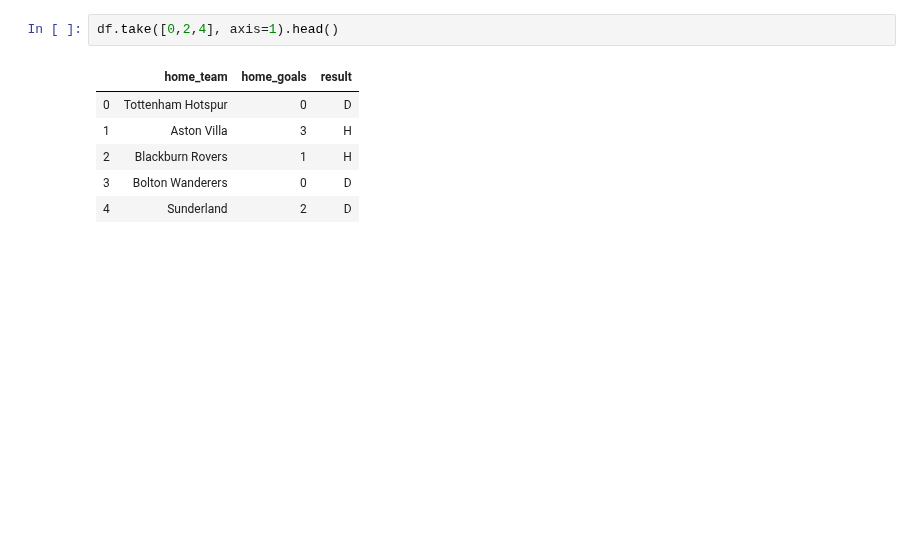
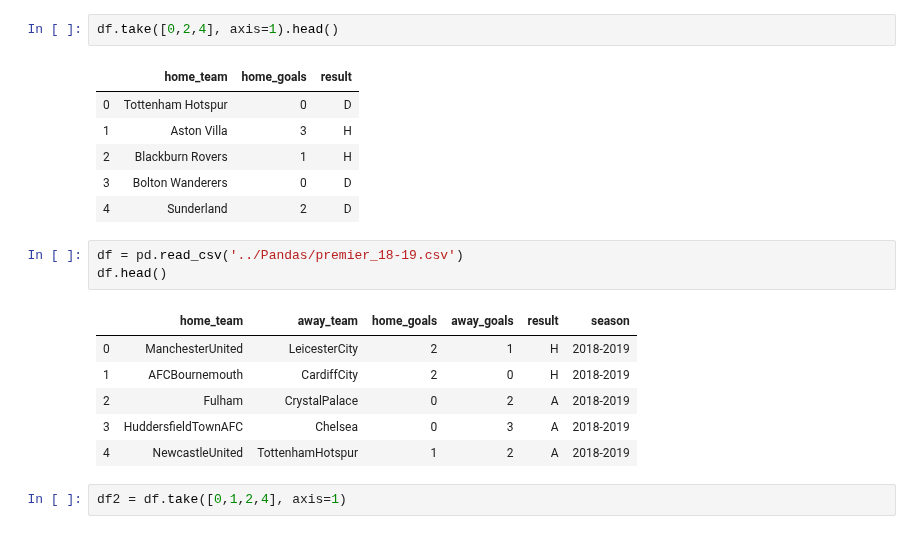
Before and after one commit to galaxy1014/ML_module_summary, a Jupyter notebook: Pandas/Chapyter6_Use like query/Chapter6.ipynb, the cells around one changed output. Saved outputs shown, nothing was run; the diff lists cells and outputs as text; blank space fills up the shorter version.

```diff
--- a/Pandas/Chapyter6_Use like query/Chapter6.ipynb
+++ b/Pandas/Chapyter6_Use like query/Chapter6.ipynb
@@ -371,3 +371,15 @@ df.take([0,2,4], axis=1).head()
 | 2 | Blackburn Rovers | 1 | H |
 | 3 | Bolton Wanderers | 0 | D |
 | 4 | Sunderland | 2 | D |
+# %%
+df = pd.read_csv('../Pandas/premier_18-19.csv')
+df.head()
+# %% [output]
+|  | home_team | away_team | home_goals | away_goals | result | season |
+| 0 | ManchesterUnited | LeicesterCity | 2 | 1 | H | 2018-2019 |
+| 1 | AFCBournemouth | CardiffCity | 2 | 0 | H | 2018-2019 |
+| 2 | Fulham | CrystalPalace | 0 | 2 | A | 2018-2019 |
+| 3 | HuddersfieldTownAFC | Chelsea | 0 | 3 | A | 2018-2019 |
+| 4 | NewcastleUnited | TottenhamHotspur | 1 | 2 | A | 2018-2019 |
+# %%
+df2 = df.take([0,1,2,4], axis=1)
```
Also changed, not shown: parts of 11 cells of this notebook.
